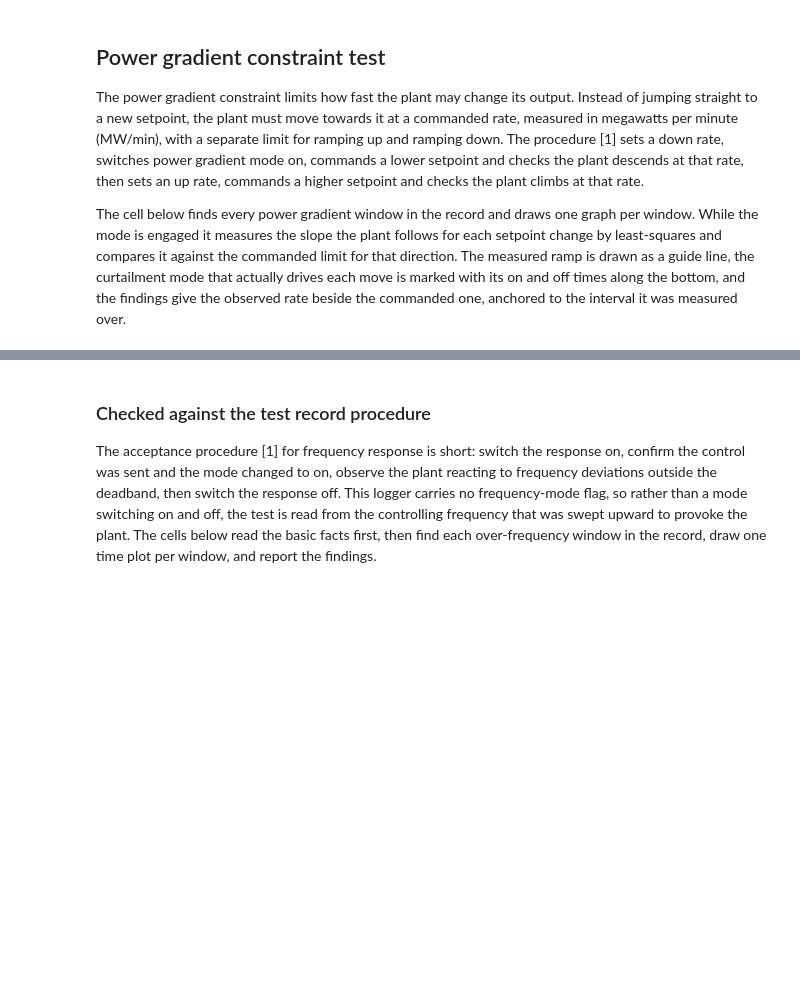
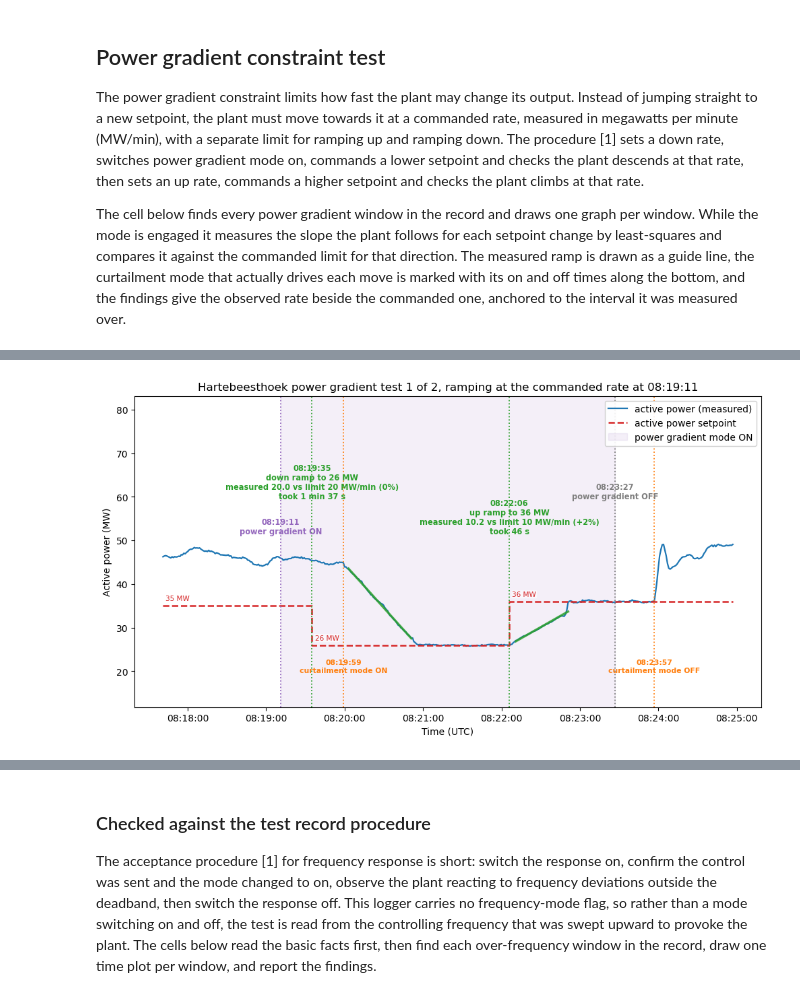
Before and after one commit to ErickChauke/scada-test-visualiser, a Jupyter notebook: notebook.ipynb, the cells around one changed output, grey strips where cells are left out. Saved outputs shown, nothing was run; the diff lists cells and outputs as text; code cells hidden in the pictures; blank space fills up the shorter version.

Commit message:
split the test sections into smaller testable cells

```diff
--- a/notebook.ipynb
+++ b/notebook.ipynb
@@ -758,0 +952,93 @@ Power gradient window 2 of 2  figure hartebeesthoek_power_gradient_085141.png
+# %%
+def draw_and_report_power_gradient(result, n, total):
+    # Draw the figure for one assessed window and print its findings narrative.
+    gradient_on  = result["gradient_on"]
+    gradient_off = result["gradient_off"]
+    active_until = result["active_until"]
+    ramps        = result["ramps"]
+    power        = result["power"]
+    setpoint     = result["setpoint"]
+    win          = result["win"]
+
+    # --- Draw the graph ------------------------------------------------------
+    fig, ax = plt.subplots(figsize=(12, 6))
+    ax.plot(power.index, power, color="#1f77b4", lw=1.6, label="active power (measured)")
+    ax.plot(setpoint.index, setpoint, color="#d62728", lw=1.8, ls="--", drawstyle="steps-post",
+            label="active power setpoint")
+    ax.axvspan(gradient_on, active_until, color="#9467bd", alpha=0.10, label="power gradient mode ON")
+
+    # the measured slope of each ramp, drawn as a guide line
+    for ramp in ramps:
+        ax.plot([ramp["t_start"], ramp["t_end"]], [ramp["p_start"], ramp["p_end"]],
+                color="#2ca02c", lw=2.4, alpha=0.85)
+
+    # value label on each setpoint level
+    for ts, val in setpoint[setpoint.ne(setpoint.shift())].items():
+        ax.annotate(f"{val:.0f} MW", xy=(ts, val), xytext=(3, 4), textcoords="offset points",
+                    ha="left", va="bottom", fontsize=7.5, color="#d62728",
+                    bbox=dict(boxstyle="round,pad=0.1", fc="white", ec="none", alpha=0.6))
+
+    # top markers: mode on/off and each ramp; the label reads rate, limit and how long it took
+    top_events = [(gradient_on, "#9467bd", f"{gradient_on:%H:%M:%S}\npower gradient ON")]
+    for ramp in ramps:
+        if ramp["limit"] is not None:
+            rate_vs_limit = f"measured {abs(ramp['rate']):.1f} vs limit {ramp['limit']:.0f} MW/min ({format_signed_percent(ramp['difference_percent'])})"
+        else:
+            rate_vs_limit = f"measured {abs(ramp['rate']):.1f} MW/min (no limit recorded)"
+        top_events.append((ramp["ts"], "#2ca02c",
+                           f"{ramp['ts']:%H:%M:%S}\n{ramp['direction']} ramp to {ramp['target']:.0f} MW\n"
+                           f"{rate_vs_limit}\n"
+                           f"took {format_duration(ramp['duration'])}"))
+    if gradient_off is not None:
+        top_events.append((gradient_off, "#7f7f7f", f"{gradient_off:%H:%M:%S}\npower gradient OFF"))
+    mark_events(ax, top_events, power.max(), gap=8, fontsize=8.2)
+
+    # bottom markers: curtailment mode on and off, with their times
+    if curtail_col:
+        for mode_start, mode_end in on_segments(win[curtail_col]):
+            for ts, text in ((mode_start, "curtailment mode ON"), (mode_end, "curtailment mode OFF")):
+                ax.axvline(ts, color="#ff7f0e", ls=":", lw=1.3)
+                ax.annotate(f"{ts:%H:%M:%S}\n{text}", xy=(ts, power.min()), xytext=(ts, power.min() - 3),
+                            ha="center", va="top", fontsize=7.8, color="#ff7f0e", fontweight="bold")
+
+    ax.set_ylim(power.min() - 14, power.max() + 34)
+    ax.set_xlabel(f"Time ({TIME_ZONE_LABEL})")
+    ax.set_ylabel("Active power (MW)")
+    ax.set_title(f"{SITE_NAME} power gradient test {n} of {total}, ramping at the commanded rate at {gradient_on:%H:%M:%S}")
+    ax.xaxis.set_major_formatter(mdates.DateFormatter("%H:%M:%S"))
+    ax.legend(loc="upper right", framealpha=0.9)
+    out_path = OUTPUT_DIR / f"{SITE_SLUG}_power_gradient_{gradient_on:%H%M%S}.png"
+    fig.savefig(out_path, dpi=150, bbox_inches="tight")
+
+    # --- Findings: one line per ramp, with the time taken and the rate vs limit
+    story = [f"Power gradient mode was switched on at {gradient_on:%H:%M:%S}, so the plant should move "
+             "between setpoints at the commanded rate rather than as fast as it can."]
+    for ramp in ramps:
+        took_txt = format_duration(ramp["duration"])
+        if ramp["limit"] is None:
+            story.append(f"At {ramp['ts']:%H:%M:%S} the setpoint moved {ramp['direction']} to {ramp['target']:.0f} MW; "
+                         f"it took about {took_txt} to get there (any delay before it began to move included). "
+                         f"The measured rate over the middle of the move was {abs(ramp['rate']):.1f} MW/min; no rate limit was recorded.")
+        else:
+            story.append(f"At {ramp['ts']:%H:%M:%S} the setpoint moved {ramp['direction']} to {ramp['target']:.0f} MW; "
+                         f"it took about {took_txt} to get there (any delay before it began to move included). "
+                         f"The commanded limit was {ramp['limit']:.0f} MW/min and the measured rate over the middle of "
+                         f"the move was {abs(ramp['rate']):.1f} MW/min, a difference of {format_signed_percent(ramp['difference_percent'])} "
+                         f"({ramp['verdict']}, by the notebook's 20 percent convenience band).")
+    if not ramps:
+        story.append("No setpoint change happens while power gradient is on, so the rate limit is not "
+                     "exercised in this window.")
+    if gradient_off is not None:
+        story.append(f"Power gradient mode was released at {gradient_off:%H:%M:%S}.")
+    else:
+        story.append("Power gradient mode is still on at the end of this window.")
+
+    print(f"\nPower gradient window {n} of {total}  figure {out_path.name}")
+    for k, line in enumerate(story, start=1):
+        print(f"  {k}. {line}")
+    plt.show()
+
+# One graph and one set of findings per assessed window.
+for n, result in enumerate(power_gradient_results, start=1):
+    draw_and_report_power_gradient(result, n, len(power_gradient_results))
+# %% [output]
@@ -758,0 +1050 @@ Power gradient window 2 of 2  figure hartebeesthoek_power_gradient_085141.png
+[figure, added]
```
Also changed, not shown: parts of 42 cells of this notebook, 11 other files.
